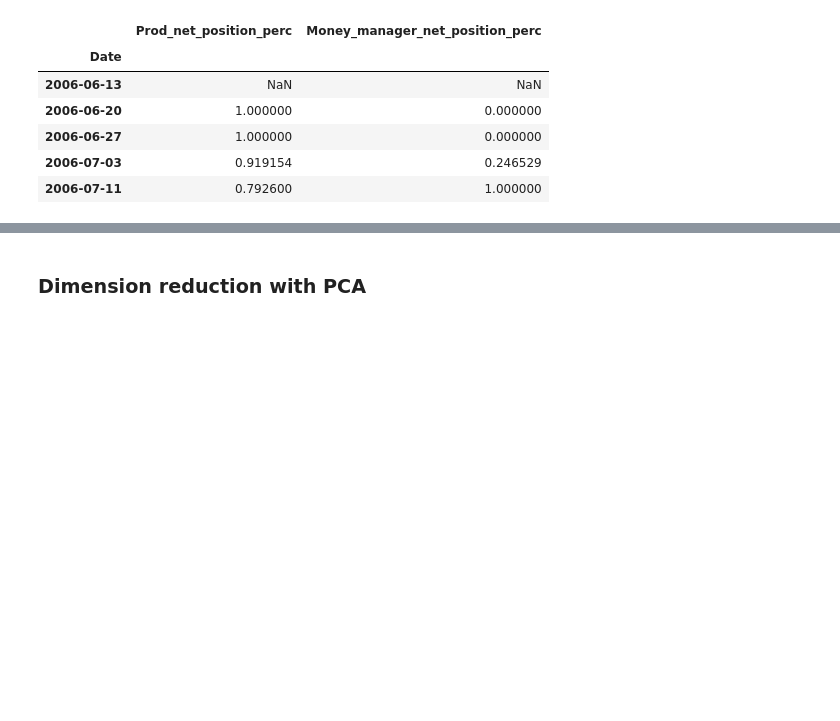
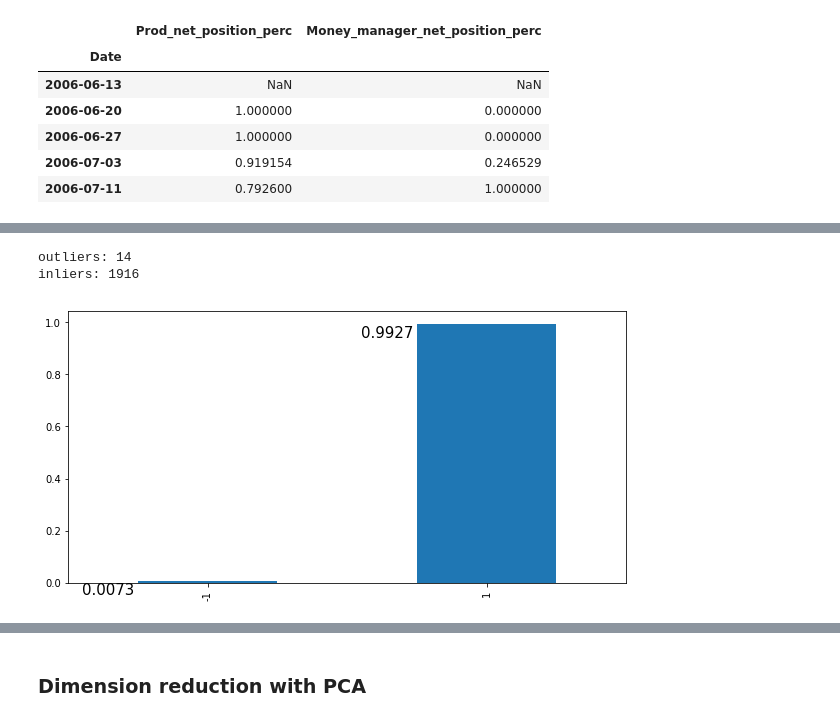
Before and after one commit to IzidoroBaltazar/MachineLearningEngineer, a Jupyter notebook: capstone_project/trading_project.ipynb, the cells around one changed output, grey strips where cells are left out. Drawn from its saved outputs; the diff is of its cells as text; code cells hidden in the pictures; blank space fills up the shorter version.

```diff
--- a/capstone_project/trading_project.ipynb
+++ b/capstone_project/trading_project.ipynb
@@ -560,0 +619,6 @@ coffee_train, coffee_test, coffee_label_train, coffee_label_test, coffee_validat
+# %%
+plot_hist_perc(modified_corn)
+# %% [output]
+outliers: 14
+inliers: 1916
+[figure, added]
```
Also changed, not shown: parts of 22 cells of this notebook, 21 other files.
